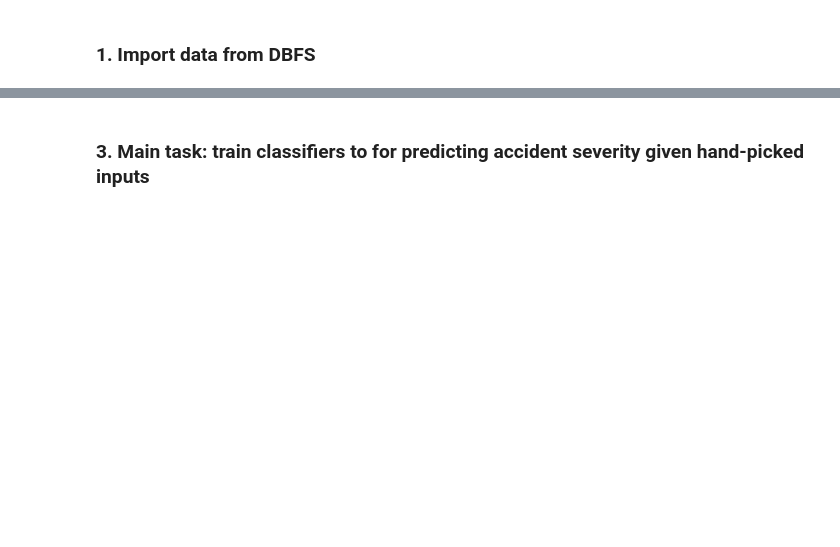
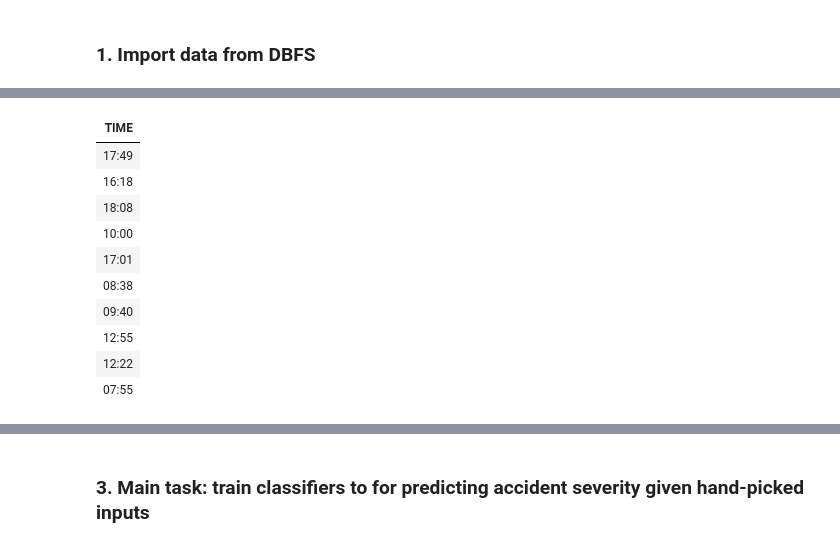
Before and after one commit to dtlloyd/Databricks_notebooks, a Jupyter notebook: UK Traffic Accident Exploration.ipynb, the cells around one changed output, grey strips where cells are left out. Saved outputs shown, nothing was run; the diff lists cells and outputs as text; code cells hidden in the pictures; blank space fills up the shorter version.

```diff
--- a/UK Traffic Accident Exploration.ipynb
+++ b/UK Traffic Accident Exploration.ipynb
@@ -72,0 +140,18 @@ ORDER BY Accident_severity
+# %%
+%sql
+-- time column is a string in delta table, convert to seconds elapsed since midnight with unix_timestamp function
+SELECT TIME
+FROM joined_tables_delta
+LIMIT 10
+# %% [output]
+| TIME |
+| 17:49 |
+| 16:18 |
+| 18:08 |
+| 10:00 |
+| 17:01 |
+| 08:38 |
+| 09:40 |
+| 12:55 |
+| 12:22 |
+| 07:55 |
```
Also changed, not shown: parts of 36 cells of this notebook, 3 other files.
